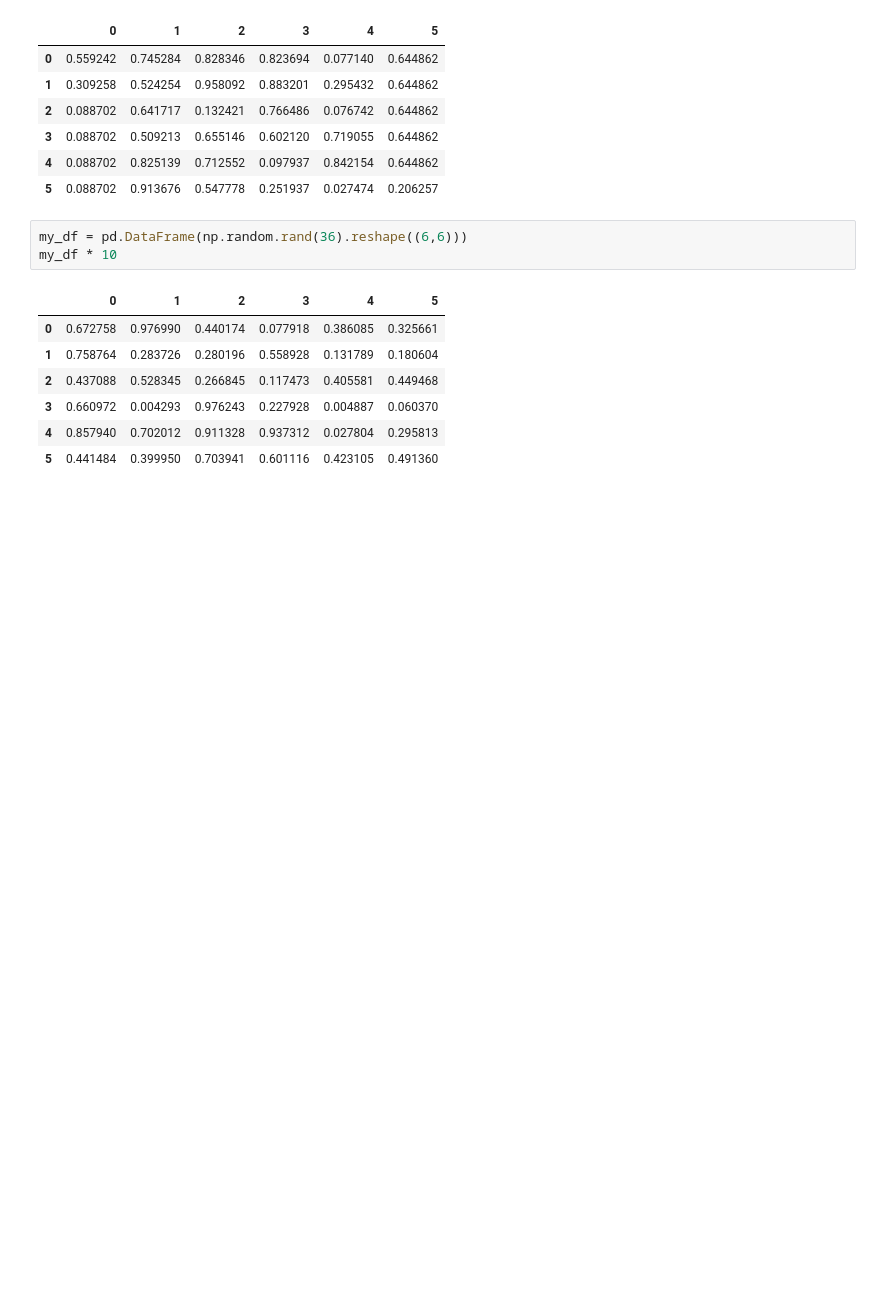
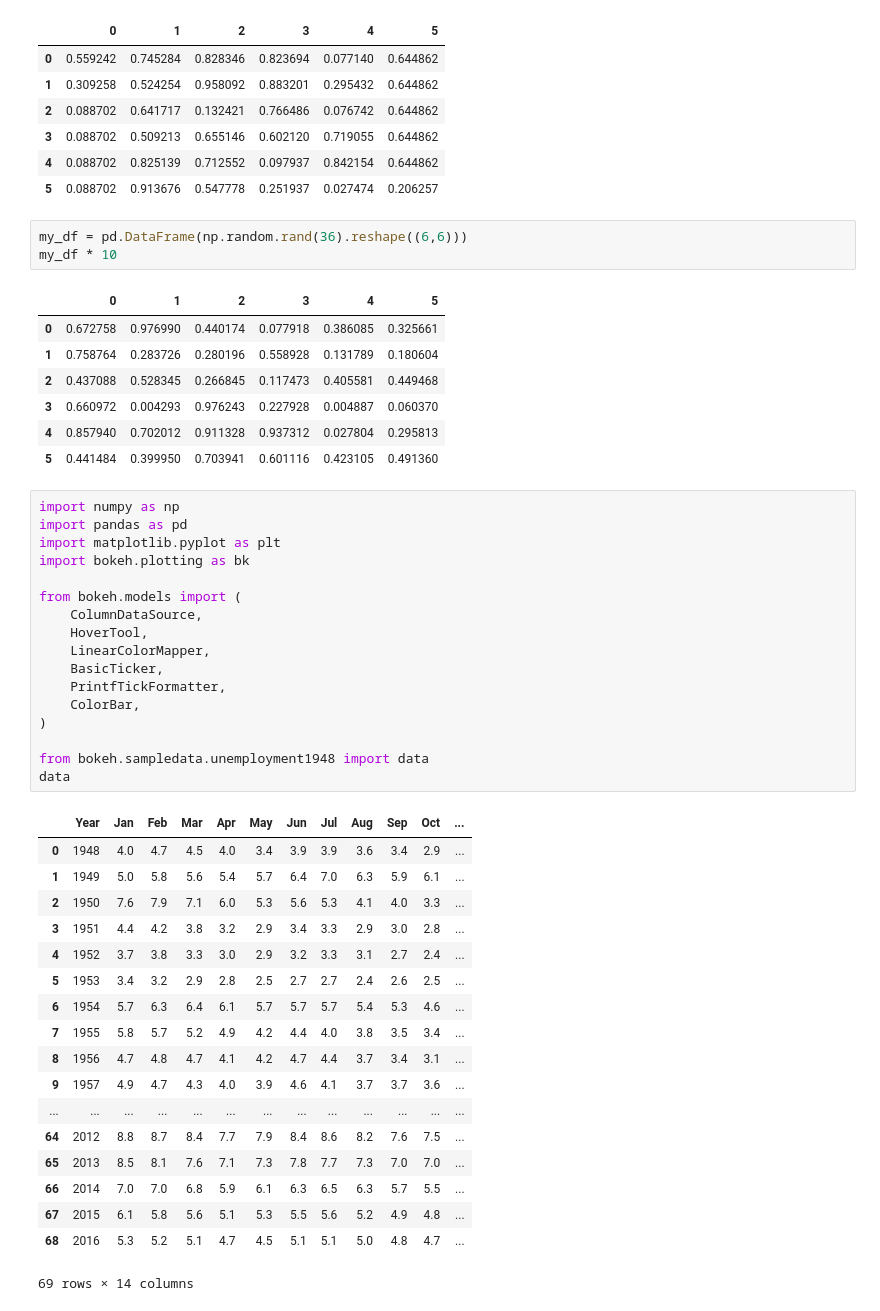
Before and after one commit to ClaudiuCreanga/data-science, a Jupyter notebook: pandas-learning-lynda.ipynb, the cells around one changed output. Drawn from its saved outputs; the diff is of its cells as text; blank space fills up the shorter version.

```diff
--- a/pandas-learning-lynda.ipynb
+++ b/pandas-learning-lynda.ipynb
@@ -191,3 +191,39 @@ my_df * 10
 | 3 | 0.660972 | 0.004293 | 0.976243 | 0.227928 | 0.004887 | 0.060370 |
 | 4 | 0.857940 | 0.702012 | 0.911328 | 0.937312 | 0.027804 | 0.295813 |
 | 5 | 0.441484 | 0.399950 | 0.703941 | 0.601116 | 0.423105 | 0.491360 |
+# %%
+import numpy as np
+import pandas as pd
+import matplotlib.pyplot as plt
+import bokeh.plotting as bk
+
+from bokeh.models import (
+    ColumnDataSource,
+    HoverTool,
+    LinearColorMapper,
+    BasicTicker,
+    PrintfTickFormatter,
+    ColorBar,
+)
+
+from bokeh.sampledata.unemployment1948 import data
+data
+# %% [output]
+|  | Year | Jan | Feb | Mar | Apr | May | Jun | Jul | Aug | Sep | Oct | ... |
+| 0 | 1948 | 4.0 | 4.7 | 4.5 | 4.0 | 3.4 | 3.9 | 3.9 | 3.6 | 3.4 | 2.9 | ... |
+| 1 | 1949 | 5.0 | 5.8 | 5.6 | 5.4 | 5.7 | 6.4 | 7.0 | 6.3 | 5.9 | 6.1 | ... |
+| 2 | 1950 | 7.6 | 7.9 | 7.1 | 6.0 | 5.3 | 5.6 | 5.3 | 4.1 | 4.0 | 3.3 | ... |
+| 3 | 1951 | 4.4 | 4.2 | 3.8 | 3.2 | 2.9 | 3.4 | 3.3 | 2.9 | 3.0 | 2.8 | ... |
+| 4 | 1952 | 3.7 | 3.8 | 3.3 | 3.0 | 2.9 | 3.2 | 3.3 | 3.1 | 2.7 | 2.4 | ... |
+| 5 | 1953 | 3.4 | 3.2 | 2.9 | 2.8 | 2.5 | 2.7 | 2.7 | 2.4 | 2.6 | 2.5 | ... |
+| 6 | 1954 | 5.7 | 6.3 | 6.4 | 6.1 | 5.7 | 5.7 | 5.7 | 5.4 | 5.3 | 4.6 | ... |
+| 7 | 1955 | 5.8 | 5.7 | 5.2 | 4.9 | 4.2 | 4.4 | 4.0 | 3.8 | 3.5 | 3.4 | ... |
+| 8 | 1956 | 4.7 | 4.8 | 4.7 | 4.1 | 4.2 | 4.7 | 4.4 | 3.7 | 3.4 | 3.1 | ... |
+| 9 | 1957 | 4.9 | 4.7 | 4.3 | 4.0 | 3.9 | 4.6 | 4.1 | 3.7 | 3.7 | 3.6 | ... |
+| ... | ... | ... | ... | ... | ... | ... | ... | ... | ... | ... | ... | ... |
+| 64 | 2012 | 8.8 | 8.7 | 8.4 | 7.7 | 7.9 | 8.4 | 8.6 | 8.2 | 7.6 | 7.5 | ... |
+| 65 | 2013 | 8.5 | 8.1 | 7.6 | 7.1 | 7.3 | 7.8 | 7.7 | 7.3 | 7.0 | 7.0 | ... |
+| 66 | 2014 | 7.0 | 7.0 | 6.8 | 5.9 | 6.1 | 6.3 | 6.5 | 6.3 | 5.7 | 5.5 | ... |
+| 67 | 2015 | 6.1 | 5.8 | 5.6 | 5.1 | 5.3 | 5.5 | 5.6 | 5.2 | 4.9 | 4.8 | ... |
+| 68 | 2016 | 5.3 | 5.2 | 5.1 | 4.7 | 4.5 | 5.1 | 5.1 | 5.0 | 4.8 | 4.7 | ... |
+69 rows × 14 columns
```
Also changed, not shown: parts of 4 cells of this notebook, 3 other files.
